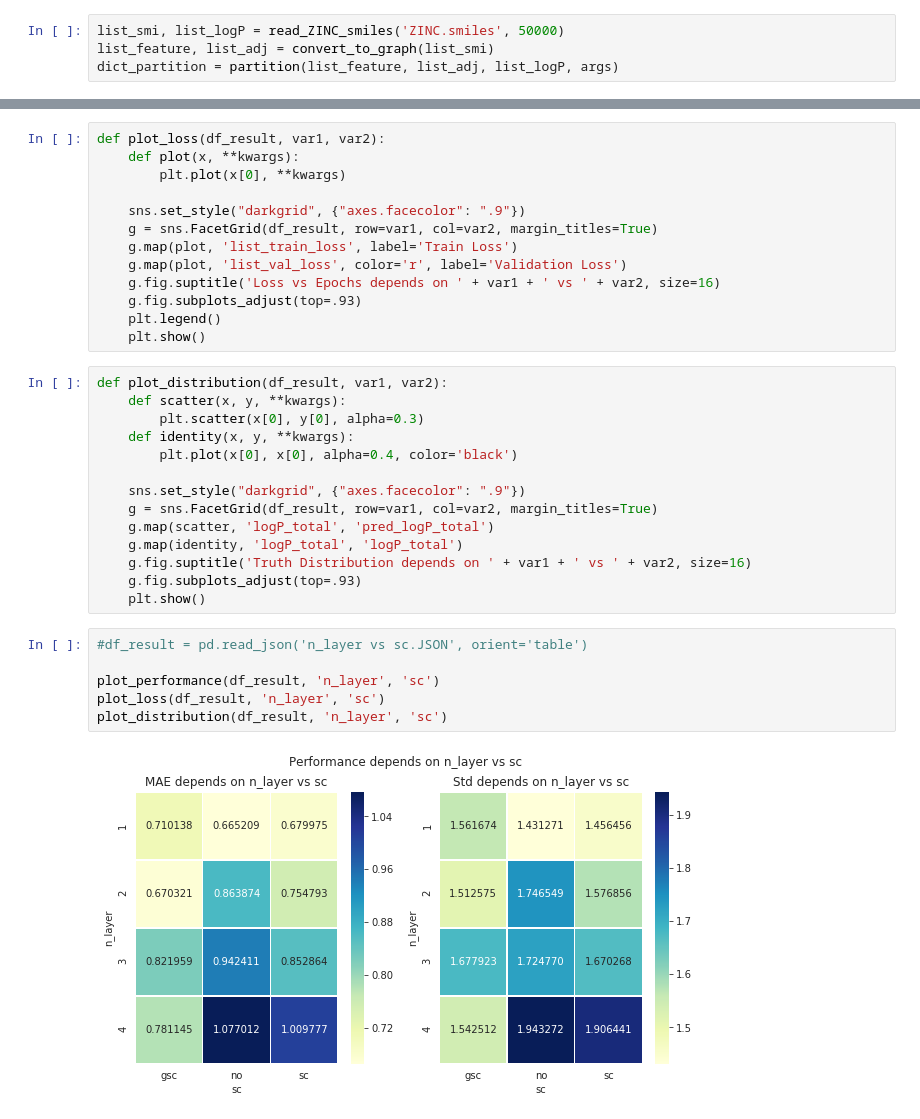
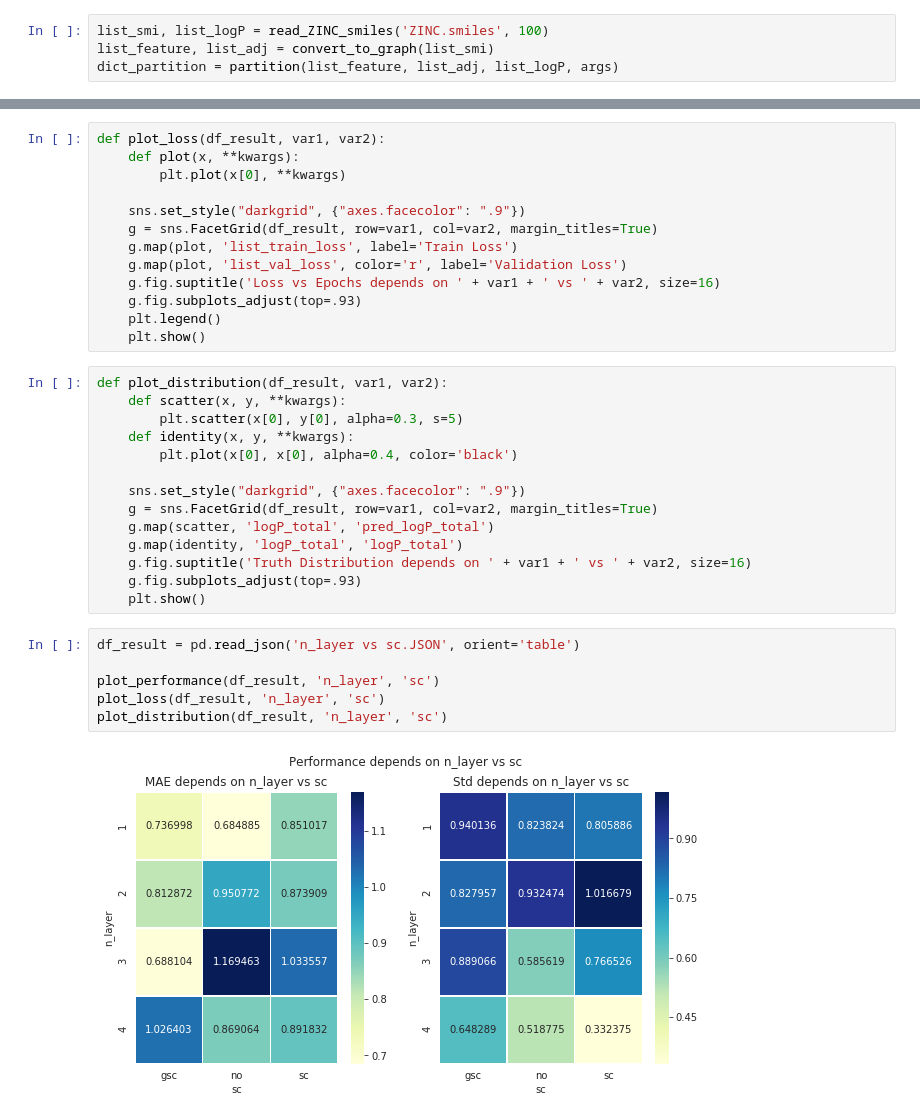
Before and after one commit to SeungsuKim/CH485--AI-and-Chemistry, a Jupyter notebook: Assignments/5. GCN/Untitled1.ipynb, the cells around one changed output, grey strips where cells are left out. Cells and saved outputs as stored; diff of their text form.

```diff
--- a/Assignments/5. GCN/Untitled1.ipynb
+++ b/Assignments/5. GCN/Untitled1.ipynb
@@ -171,7 +171,7 @@ def partition(list_feature, list_adj, list_logP, args):
 
     return partition
 # %%
-list_smi, list_logP = read_ZINC_smiles('ZINC.smiles', 50000)
+list_smi, list_logP = read_ZINC_smiles('ZINC.smiles', 100)
 list_feature, list_adj = convert_to_graph(list_smi)
 dict_partition = partition(list_feature, list_adj, list_logP, args)
 # %% [output]
@@ -587,7 +603,7 @@ def plot_loss(df_result, var1, var2):
 # %%
 def plot_distribution(df_result, var1, var2):
     def scatter(x, y, **kwargs):
-        plt.scatter(x[0], y[0], alpha=0.3)
+        plt.scatter(x[0], y[0], alpha=0.3, s=5)
     def identity(x, y, **kwargs):
         plt.plot(x[0], x[0], alpha=0.4, color='black')
 
@@ -599,10 +615,10 @@ def plot_distribution(df_result, var1, var2):
     g.fig.subplots_adjust(top=.93)
     plt.show()
 # %%
-#df_result = pd.read_json('n_layer vs sc.JSON', orient='table')
+df_result = pd.read_json('n_layer vs sc.JSON', orient='table')
 
 plot_performance(df_result, 'n_layer', 'sc')
 plot_loss(df_result, 'n_layer', 'sc')
 plot_distribution(df_result, 'n_layer', 'sc')
 # %% [output]
-[figure, old version]
+[figure, new version]
```
Also changed, not shown: parts of 3 cells of this notebook, 2 other files.
